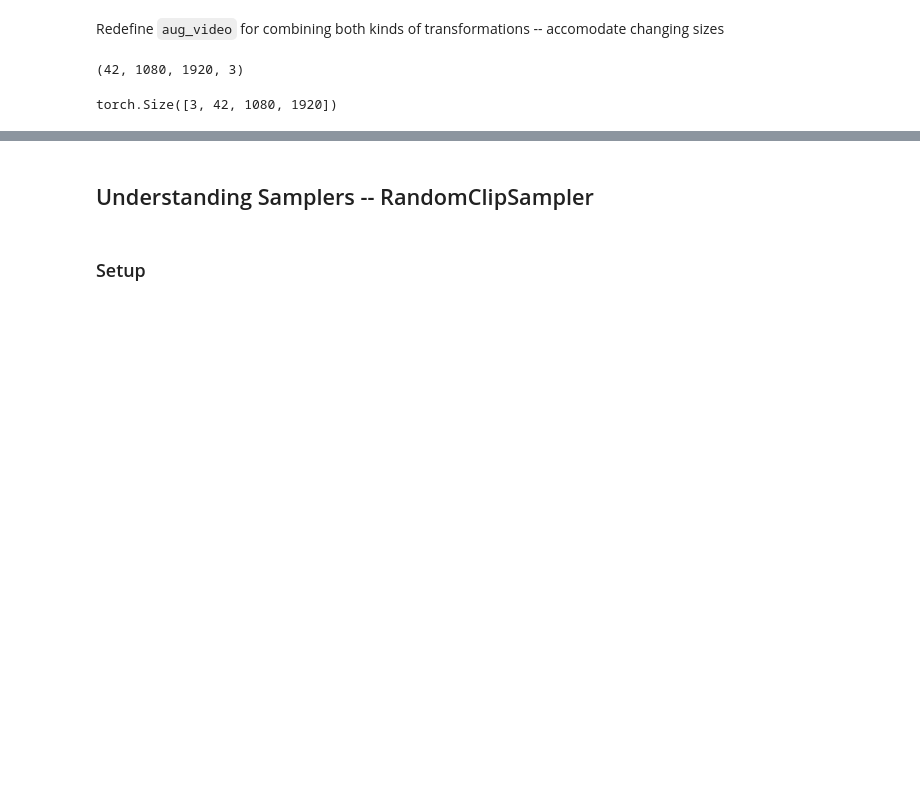
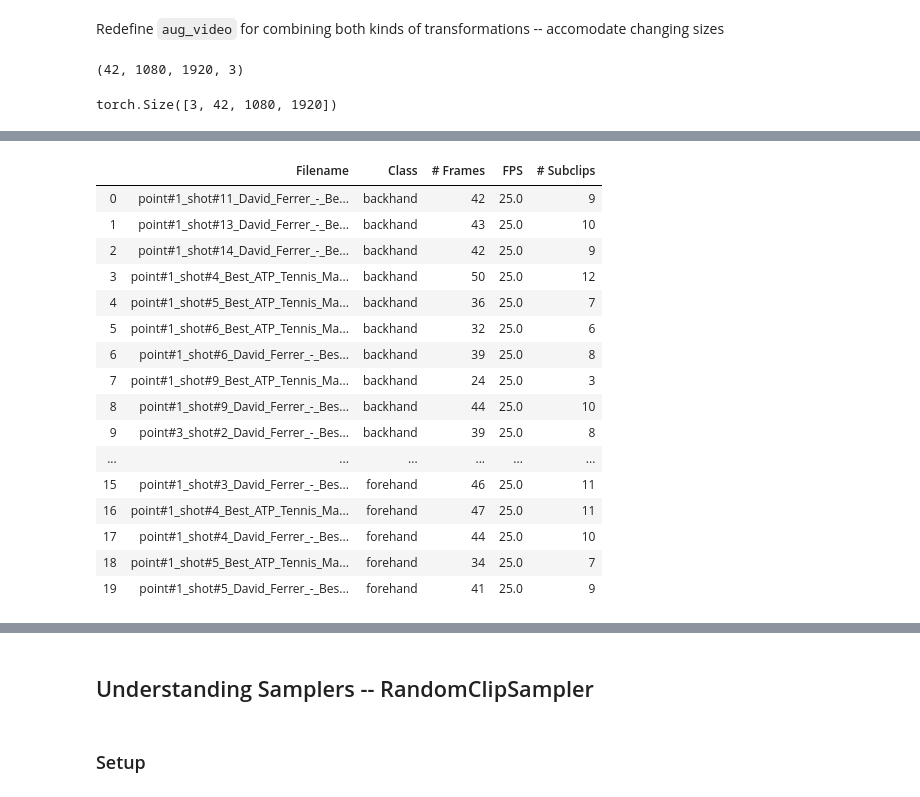
Before and after one commit to rsomani95/video-classification, a Jupyter notebook: notebooks/understanding-the-pieces.ipynb, the cells around one changed output, grey strips where cells are left out. Saved outputs shown, nothing was run; the diff lists cells and outputs as text; code cells hidden in the pictures; blank space fills up the shorter version.

```diff
--- a/notebooks/understanding-the-pieces.ipynb
+++ b/notebooks/understanding-the-pieces.ipynb
@@ -681,0 +837,20 @@ Clipping input data to the valid range for imshow with RGB data ([0..1] for floa
+# %%
+data.get_info()
+# %% [output]
+|  | Filename | Class | # Frames | FPS | # Subclips |
+| 0 | point#1_shot#11_David_Ferrer_-_Be... | backhand | 42 | 25.0 | 9 |
+| 1 | point#1_shot#13_David_Ferrer_-_Be... | backhand | 43 | 25.0 | 10 |
+| 2 | point#1_shot#14_David_Ferrer_-_Be... | backhand | 42 | 25.0 | 9 |
+| 3 | point#1_shot#4_Best_ATP_Tennis_Ma... | backhand | 50 | 25.0 | 12 |
+| 4 | point#1_shot#5_Best_ATP_Tennis_Ma... | backhand | 36 | 25.0 | 7 |
+| 5 | point#1_shot#6_Best_ATP_Tennis_Ma... | backhand | 32 | 25.0 | 6 |
+| 6 | point#1_shot#6_David_Ferrer_-_Bes... | backhand | 39 | 25.0 | 8 |
+| 7 | point#1_shot#9_Best_ATP_Tennis_Ma... | backhand | 24 | 25.0 | 3 |
+| 8 | point#1_shot#9_David_Ferrer_-_Bes... | backhand | 44 | 25.0 | 10 |
+| 9 | point#3_shot#2_David_Ferrer_-_Bes... | backhand | 39 | 25.0 | 8 |
+| ... | ... | ... | ... | ... | ... |
+| 15 | point#1_shot#3_David_Ferrer_-_Bes... | forehand | 46 | 25.0 | 11 |
+| 16 | point#1_shot#4_Best_ATP_Tennis_Ma... | forehand | 47 | 25.0 | 11 |
+| 17 | point#1_shot#4_David_Ferrer_-_Bes... | forehand | 44 | 25.0 | 10 |
+| 18 | point#1_shot#5_Best_ATP_Tennis_Ma... | forehand | 34 | 25.0 | 7 |
+| 19 | point#1_shot#5_David_Ferrer_-_Bes... | forehand | 41 | 25.0 | 9 |
```
Also changed, not shown: parts of 40 cells of this notebook.
